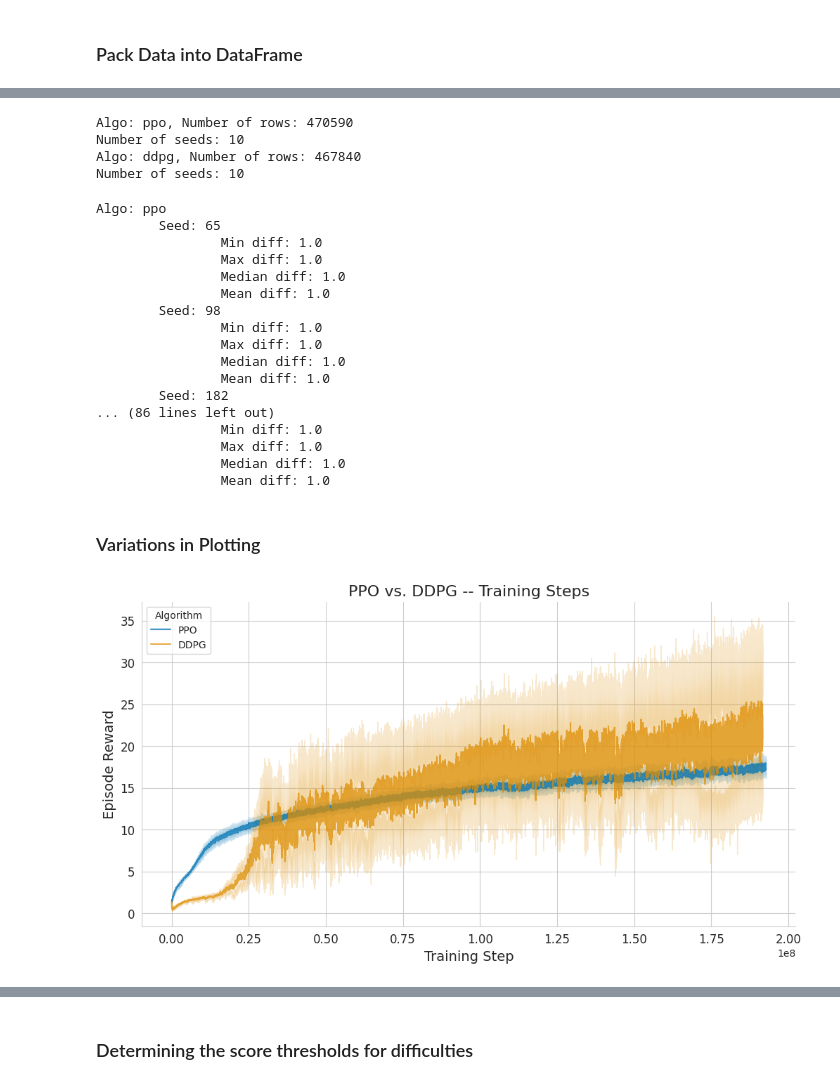
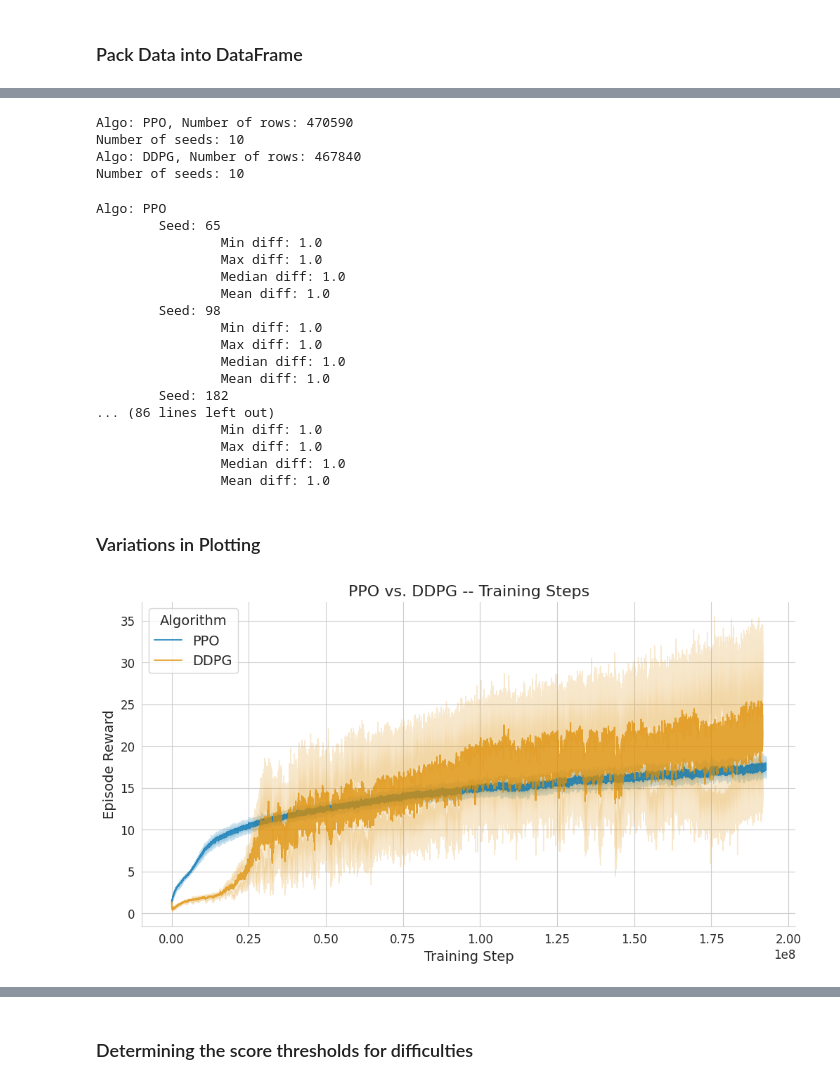
Before and after one commit to Farama-Foundation/A2Perf, a Jupyter notebook: viz/analysis/quadruped_locomotion/all_metrics.ipynb, the cells around one changed output, grey strips where cells are left out. Cells and saved outputs as stored; diff of their text form; code cells hidden in the pictures.

```diff
--- a/viz/analysis/quadruped_locomotion/all_metrics.ipynb
+++ b/viz/analysis/quadruped_locomotion/all_metrics.ipynb
@@ -35,4 +35,23 @@ import tensorboard as tb
 import tensorflow as tf
 from packaging import version
 from scipy import stats
+
+# Set some random seeds for reproducibility
+np.random.seed(0)
+tf.random.set_seed(0)
+
+# Set some defaults for seabron and matplotlib
+sns.set_style("whitegrid")
+plt.rcParams['figure.figsize'] = (12, 6)
+plt.rcParams['font.size'] = 14
+plt.rcParams['axes.labelsize'] = 14
+plt.rcParams['axes.titlesize'] = 16
+plt.rcParams['legend.fontsize'] = 12
+plt.rcParams['xtick.labelsize'] = 12
+plt.rcParams['ytick.labelsize'] = 12
+plt.rcParams['figure.titlesize'] = 16
+plt.rcParams['figure.dpi'] = 100
+plt.rcParams['savefig.dpi'] = 100
+plt.rcParams['savefig.format'] = 'png'
+plt.rcParams['savefig.bbox'] = 'tight'
 # %% [output]
@@ -193,7 +212,7 @@ for log_dir in log_dirs:
   seed = int(exp_name_split[-5])
   experiment = exp_split[-5]
   algo = exp_split[-6]
-  if seed not in algo_to_seeds[algo]:
+  if seed not in algo_to_seeds[algo.upper()]:
     print(f'\tSkipping {log_dir} since seed {seed} is not in algo_to_seeds')
     continue
 
@@ -214,6 +233,8 @@ for log_dir in log_dirs:
     data['seed'] = seed
     data['experiment'] = experiment
     data['algo'] = algo
+    data['algo'] = data['algo'].str.upper()
+
     print(f'\tSaving data.csv to {log_base_dir}')
     data.to_csv(os.path.join(log_base_dir, 'data.csv'))
 
@@ -223,6 +244,9 @@ for log_dir in log_dirs:
   # Print out the last global step value
   print(f'\tLast global step value: {data["step"].iloc[-1]}')
   all_df = pd.concat([all_df, data])
+
+all_df['timestamp'] = pd.to_datetime(all_df['timestamp']).apply(
+    lambda x: x.replace(tzinfo=None) if x.tzinfo else x)
 # %% [output]
 /home/ikechukwuu/workspace/gcs/a2perf/quadruped_locomotion/dog_pace/ppo/2223/quadruped_locomotion_algo_ppo_int_eval_freq_100000_int_save_freq_1000000_parallel_cores_170_seed_303_total_env_steps_200000 ...
 Processing Experiment: 2223, Seed: 303, Algo: ppo
@@ -249,9 +273,9 @@ for algo in algo_to_exp_dict.keys():
   # also get number of seeds
   print(f'Number of seeds: {len(algo_df["seed"].unique())}')
 # %% [output]
-Algo: ppo, Number of rows: 470590
+Algo: PPO, Number of rows: 470590
 Number of seeds: 10
-Algo: ddpg, Number of rows: 467840
+Algo: DDPG, Number of rows: 467840
 Number of seeds: 10
 # %%
 for algo in algo_to_exp_dict.keys():
@@ -265,7 +289,7 @@ for algo in algo_to_exp_dict.keys():
     print(f'\t\tMedian diff: {diff.median()}')
     print(f'\t\tMean diff: {diff.mean()}')
 # %% [output]
-Algo: ppo
+Algo: PPO
         Seed: 65
                 Min diff: 1.0
                 Max diff: 1.0
@@ -287,37 +311,29 @@ Algo: ppo
 # %%
 # Assuming all_df is your DataFrame
 all_df['algo'] = all_df['algo'].str.upper()  # Capitalize the 'algo' column
 step_to_plot = all_df['step'] * 4096  # Multiply the 'step' column by 4096
-
-# Set the style of the plot to be more professional
-sns.set_style("whitegrid")
-
-# Create a larger figure size for better visibility
-plt.figure(figsize=(12, 6))
 
 # Plot the data
 axes = sns.lineplot(x=step_to_plot, y='episode_reward', hue='algo', data=all_df,
                     errorbar='sd', palette='colorblind', )
 
 for line in axes.lines:
   line.set_alpha(0.75)
 
 # Set the labels and titles
 axes.set_xlabel('Training Step', fontsize=14)
 axes.set_ylabel('Episode Reward', fontsize=14)
 axes.set_title('PPO vs. DDPG -- Training Steps', fontsize=16)
 
 # Improve the legend
 axes.legend(title='Algorithm', loc='upper left', fontsize='medium')
 
-# Fine-tuning for professional appearance
-axes.tick_params(labelsize=12)
 sns.despine()
 
 # Show the plot
 plt.show()
 # %% [output]
-[figure, old version]
+[figure, new version]
 # %%
 # We need to align the plots by duration, otherwise the plots will be misaligned
 # We can do this by finding the minimum timestamp for each algo and subtracting it from all timestamps
```
Also changed, not shown: parts of 32 cells of this notebook, 4 other files.
